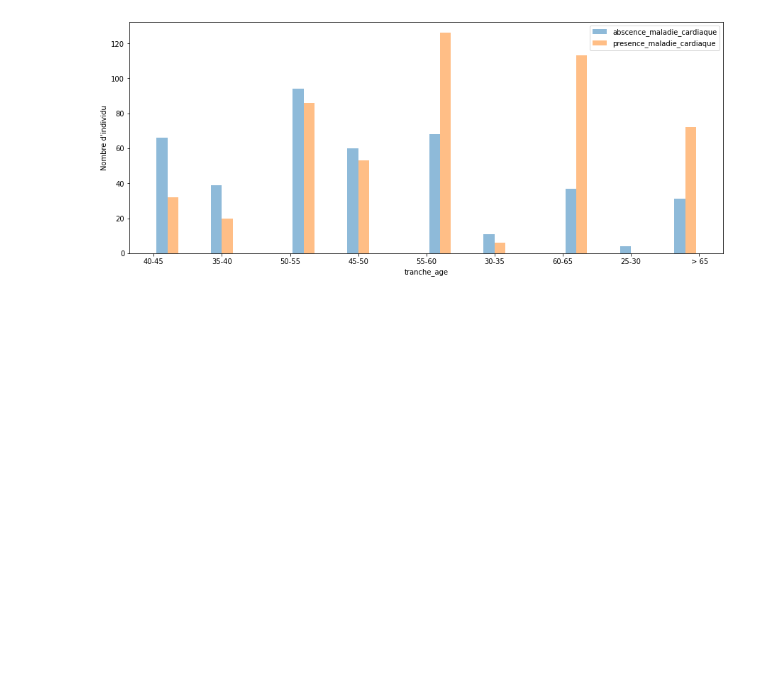
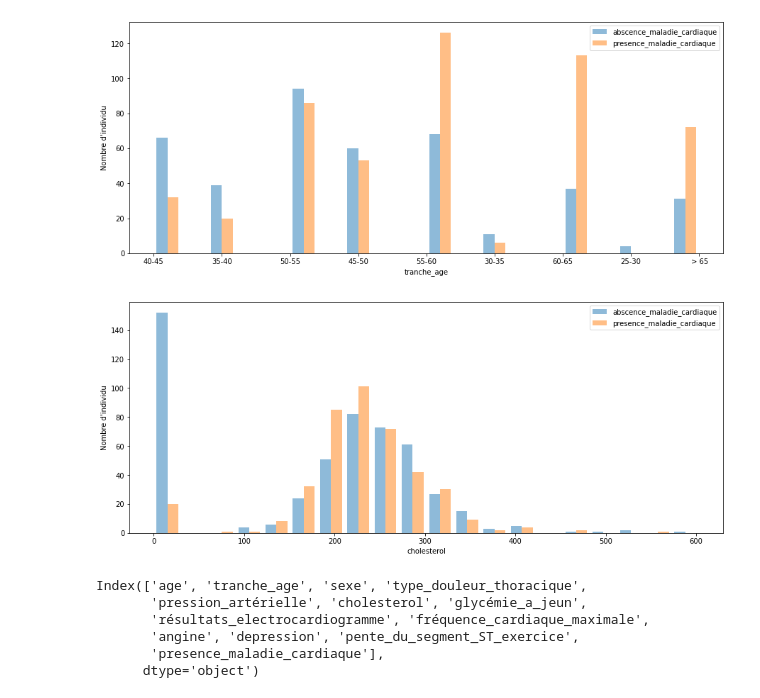
Before and after one commit to bkablam11/heat-eda, a Jupyter notebook: heart-eda.ipynb, the cells around one changed output. Saved outputs shown, nothing was run; the diff lists cells and outputs as text; code cells hidden in the pictures; blank space fills up the shorter version.

```diff
--- a/heart-eda.ipynb
+++ b/heart-eda.ipynb
@@ -119,3 +119,21 @@ plt.legend()
 plt.show()
 # %% [output]
 [figure]
+# %%
+plt.figure(figsize=(15, 6))
+plt.hist([df[df.presence_maladie_cardiaque==1].cholesterol, df[df.presence_maladie_cardiaque==0].cholesterol], bins = 20, alpha = 0.5, label = ["abscence_maladie_cardiaque","presence_maladie_cardiaque"])
+plt.xlabel("cholesterol")
+plt.ylabel("Nombre d'individu")
+plt.legend()
+plt.show()
+# %% [output]
+[figure, added]
+# %%
+df.columns
+# %% [output]
+Index(['age', 'tranche_age', 'sexe', 'type_douleur_thoracique',
+       'pression_artérielle', 'cholesterol', 'glycémie_a_jeun',
+       'résultats_electrocardiogramme', 'fréquence_cardiaque_maximale',
+       'angine', 'depression', 'pente_du_segment_ST_exercice',
+       'presence_maladie_cardiaque'],
+      dtype='object')
```
Also changed, not shown: parts of 3 cells of this notebook.
